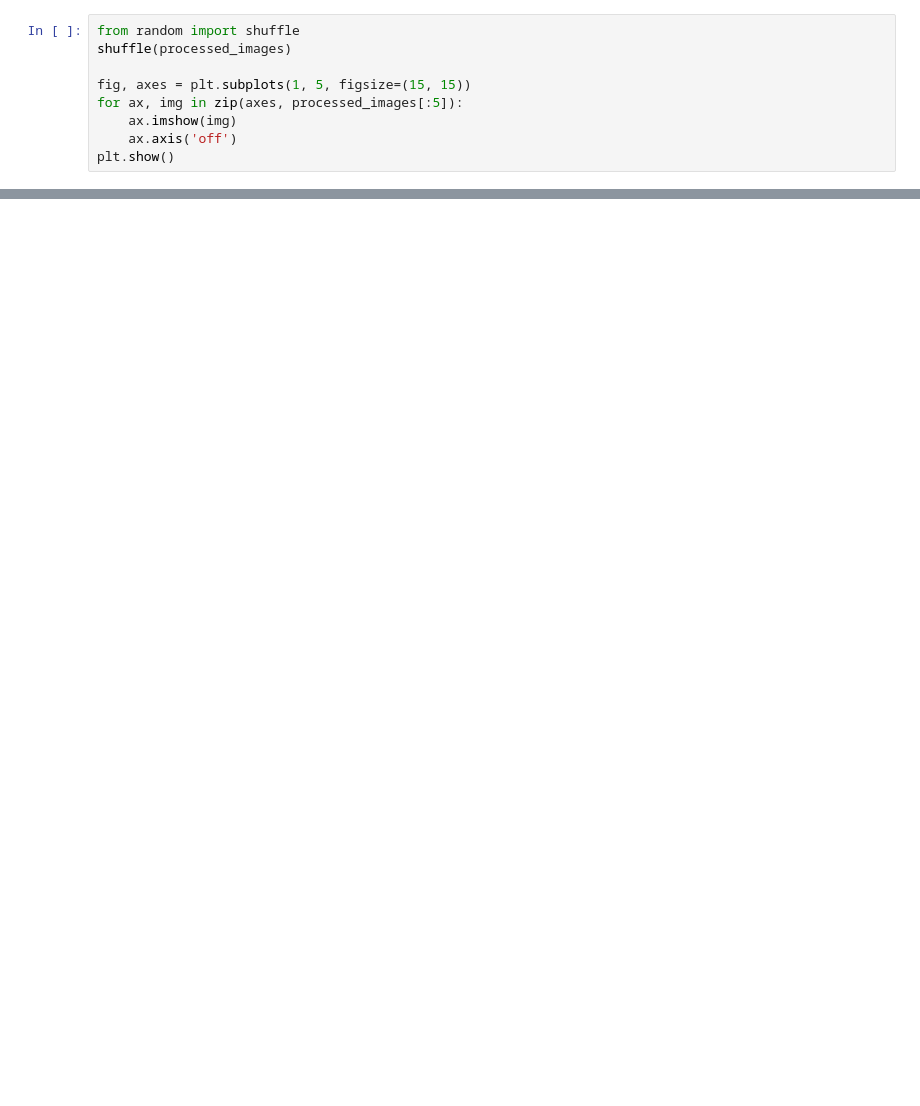
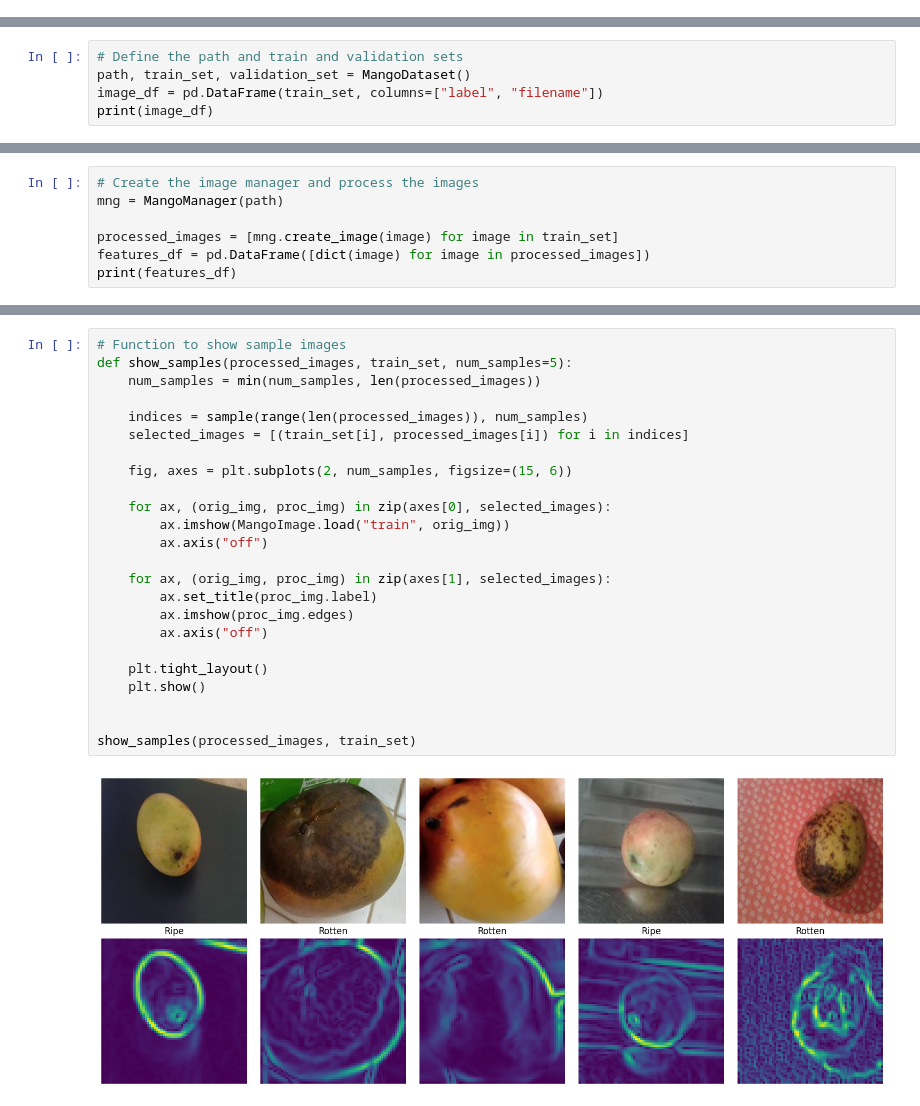
Before and after one commit to dejesusbg/mangifera, a Jupyter notebook: src/mangifera.ipynb, the cells around one changed output, grey strips where cells are left out. Cells and saved outputs as stored; diff of their text form; blank space fills up the shorter version.

```diff
--- a/src/mangifera.ipynb
+++ b/src/mangifera.ipynb
@@ -52,9 +22,0 @@ Finally, we visualize a few randomly selected processed images using matplotlib.
-# %%
-from random import shuffle
-shuffle(processed_images)
-
-fig, axes = plt.subplots(1, 5, figsize=(15, 15))
-for ax, img in zip(axes, processed_images[:5]):
-    ax.imshow(img)
-    ax.axis('off')
-plt.show()
@@ -62,0 +23,5 @@ plt.show()
+# %%
+# Define the path and train and validation sets
+path, train_set, validation_set = MangoDataset()
+image_df = pd.DataFrame(train_set, columns=["label", "filename"])
+print(image_df)
@@ -62,0 +43,7 @@ plt.show()
+# %%
+# Create the image manager and process the images
+mng = MangoManager(path)
+
+processed_images = [mng.create_image(image) for image in train_set]
+features_df = pd.DataFrame([dict(image) for image in processed_images])
+print(features_df)
@@ -62,0 +68,26 @@ plt.show()
+# %%
+# Function to show sample images
+def show_samples(processed_images, train_set, num_samples=5):
+    num_samples = min(num_samples, len(processed_images))
+
+    indices = sample(range(len(processed_images)), num_samples)
+    selected_images = [(train_set[i], processed_images[i]) for i in indices]
+
+    fig, axes = plt.subplots(2, num_samples, figsize=(15, 6))
+
+    for ax, (orig_img, proc_img) in zip(axes[0], selected_images):
+        ax.imshow(MangoImage.load("train", orig_img))
+        ax.axis("off")
+
+    for ax, (orig_img, proc_img) in zip(axes[1], selected_images):
+        ax.set_title(proc_img.label)
+        ax.imshow(proc_img.edges)
+        ax.axis("off")
+
+    plt.tight_layout()
+    plt.show()
+
+
+show_samples(processed_images, train_set)
+# %% [output]
+[figure, added]
```
Also changed, not shown: parts of 12 cells of this notebook, 3 other files.
